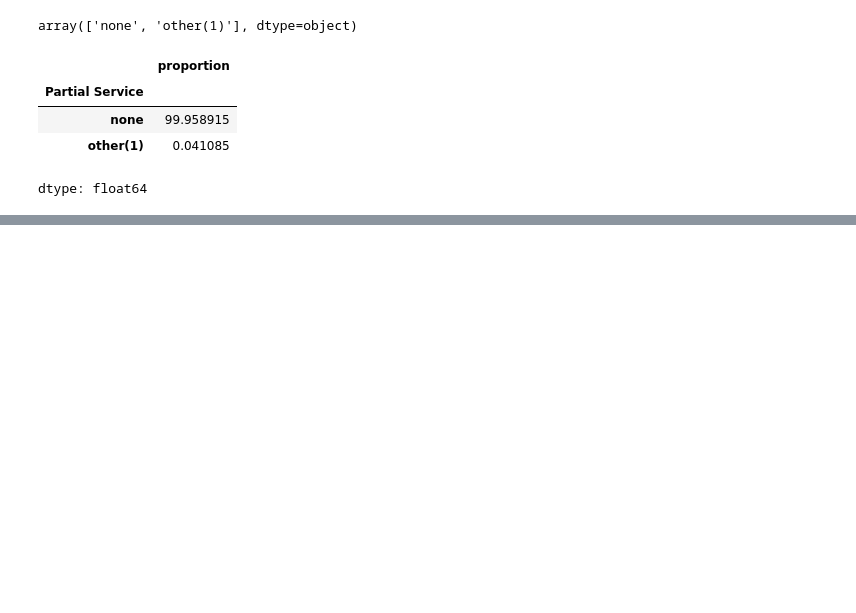
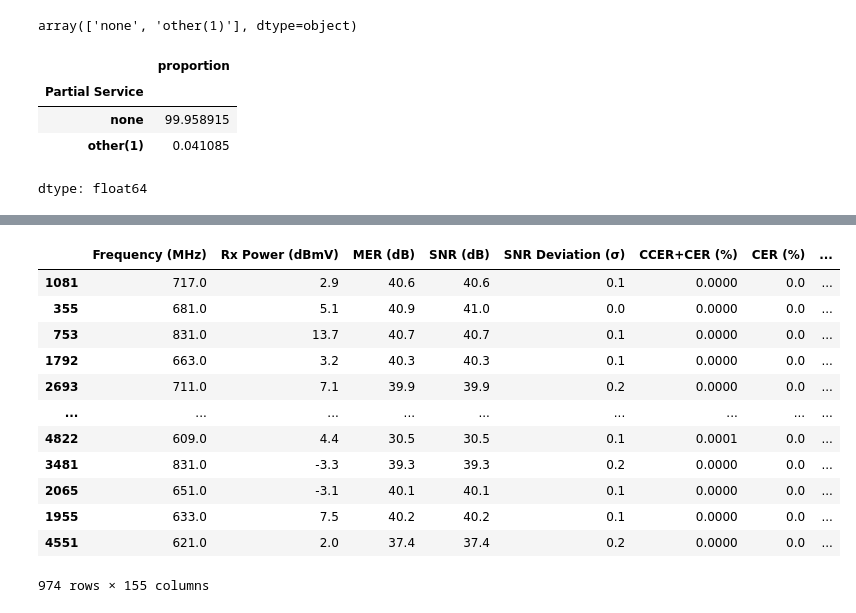
Before and after one commit to LeonardoNBanegas/DATA-SCIENCE-CODERHOUSE, a Jupyter notebook: ProyectoDS_ParteIII_Banegas.ipynb, the cells around one changed output, grey strips where cells are left out. Cells and saved outputs as stored; diff of their text form; code cells hidden in the pictures; blank space fills up the shorter version.

```diff
--- a/ProyectoDS_ParteIII_Banegas.ipynb
+++ b/ProyectoDS_ParteIII_Banegas.ipynb
@@ -935,0 +940,6 @@ X_train
+# %%
+ohe = OneHotEncoder(sparse_output=False, handle_unknown='ignore').fit(X_train[['SNR (dB)','CER (%)']])
+# %%
+encoded_test = ohe.transform(X_test[['SNR (dB)','CER (%)']])
+encoded_df_test = pd.DataFrame(columns=ohe.get_feature_names_out(), data=encoded_test, index=X_test.index)
+encoded_df_test
@@ -935,0 +960,17 @@ X_train
+# %%
+X_test = pd.concat([X_test, encoded_df_test], axis= 'columns')
+X_test
+# %% [output]
+|  | Frequency (MHz) | Rx Power (dBmV) | MER (dB) | SNR (dB) | SNR Deviation (σ) | CCER+CER (%) | CER (%) | ... |
+| 1081 | 717.0 | 2.9 | 40.6 | 40.6 | 0.1 | 0.0000 | 0.0 | ... |
+| 355 | 681.0 | 5.1 | 40.9 | 41.0 | 0.0 | 0.0000 | 0.0 | ... |
+| 753 | 831.0 | 13.7 | 40.7 | 40.7 | 0.1 | 0.0000 | 0.0 | ... |
+| 1792 | 663.0 | 3.2 | 40.3 | 40.3 | 0.1 | 0.0000 | 0.0 | ... |
+| 2693 | 711.0 | 7.1 | 39.9 | 39.9 | 0.2 | 0.0000 | 0.0 | ... |
+| ... | ... | ... | ... | ... | ... | ... | ... | ... |
+| 4822 | 609.0 | 4.4 | 30.5 | 30.5 | 0.1 | 0.0001 | 0.0 | ... |
+| 3481 | 831.0 | -3.3 | 39.3 | 39.3 | 0.2 | 0.0000 | 0.0 | ... |
+| 2065 | 651.0 | -3.1 | 40.1 | 40.1 | 0.1 | 0.0000 | 0.0 | ... |
+| 1955 | 633.0 | 7.5 | 40.2 | 40.2 | 0.1 | 0.0000 | 0.0 | ... |
+| 4551 | 621.0 | 2.0 | 37.4 | 37.4 | 0.2 | 0.0000 | 0.0 | ... |
+974 rows × 155 columns
```
Also changed, not shown: parts of 14 cells of this notebook.
